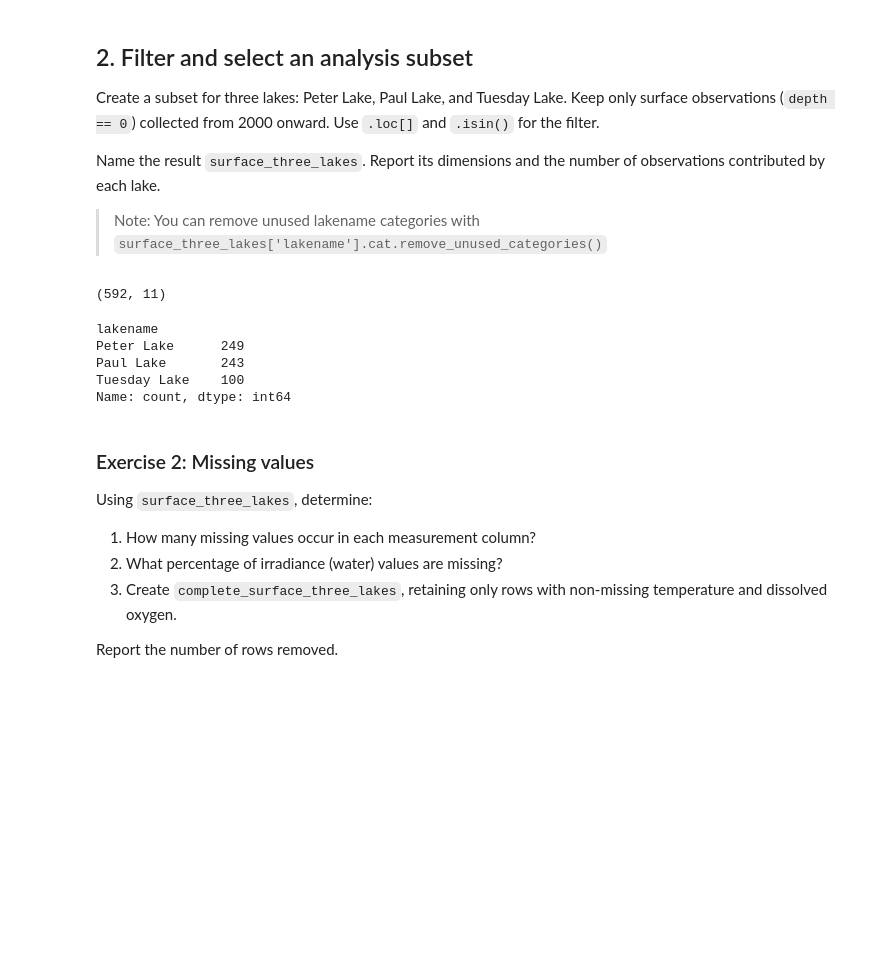
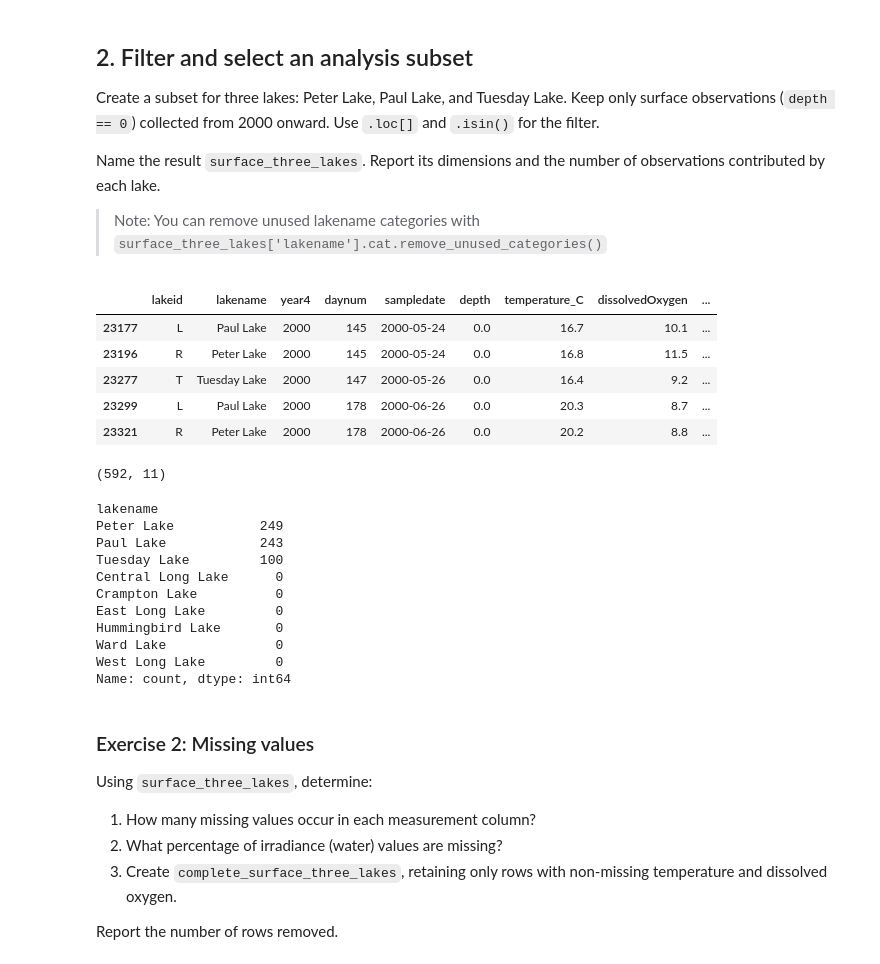
Before and after one commit to Sophiacyt/ENV700, a Jupyter notebook: Lessons/M4-L-data-wrangling.ipynb, the cells around one changed output. Drawn from its saved outputs; the diff is of its cells as text; code cells hidden in the pictures; blank space fills up the shorter version.

Commit message:
masking 3 lakes

```diff
--- a/Lessons/M4-L-data-wrangling.ipynb
+++ b/Lessons/M4-L-data-wrangling.ipynb
@@ -106,8 +106,22 @@ Name the result `surface_three_lakes`. Report its dimensions and the number of o
 # %%
 # 2.1 Filter selected lakes into a new dataframe
 # Create a list of the lakes to select
 selected_lakes = ['Peter Lake', 'Paul Lake', 'Tuesday Lake']
 
 # Code to create surface_three_lakes here
+surface_three_lakes = NTL.loc[
+    (NTL["lakename"].isin(selected_lakes))&
+    (NTL["depth"]==0)&
+    (NTL["year4"]>=2000)
+     ]
+surface_three_lakes['lakename'].cat.remove_unused_categories()
+surface_three_lakes.head()
+# %% [output]
+|  | lakeid | lakename | year4 | daynum | sampledate | depth | temperature_C | dissolvedOxygen | ... |
+| 23177 | L | Paul Lake | 2000 | 145 | 2000-05-24 | 0.0 | 16.7 | 10.1 | ... |
+| 23196 | R | Peter Lake | 2000 | 145 | 2000-05-24 | 0.0 | 16.8 | 11.5 | ... |
+| 23277 | T | Tuesday Lake | 2000 | 147 | 2000-05-26 | 0.0 | 16.4 | 9.2 | ... |
+| 23299 | L | Paul Lake | 2000 | 178 | 2000-06-26 | 0.0 | 20.3 | 8.7 | ... |
+| 23321 | R | Peter Lake | 2000 | 178 | 2000-06-26 | 0.0 | 20.2 | 8.8 | ... |
 # %%
 # 2.2 Report dimensions and counts by lake
@@ -115,11 +130,19 @@ selected_lakes = ['Peter Lake', 'Paul Lake', 'Tuesday Lake']
 (592, 11)
 # %%
 # 2.3 Report the number of records for each lake
+
+surface_three_lakes['lakename'].value_counts()
 # %% [output]
 lakename
-Peter Lake      249
-Paul Lake       243
-Tuesday Lake    100
+Peter Lake           249
+Paul Lake            243
+Tuesday Lake         100
+Central Long Lake      0
+Crampton Lake          0
+East Long Lake         0
+Hummingbird Lake       0
+Ward Lake              0
+West Long Lake         0
 Name: count, dtype: int64
 # %% [markdown]
 ### Exercise 2: Missing values
```
Also changed, not shown: parts of 1 cell of this notebook.
